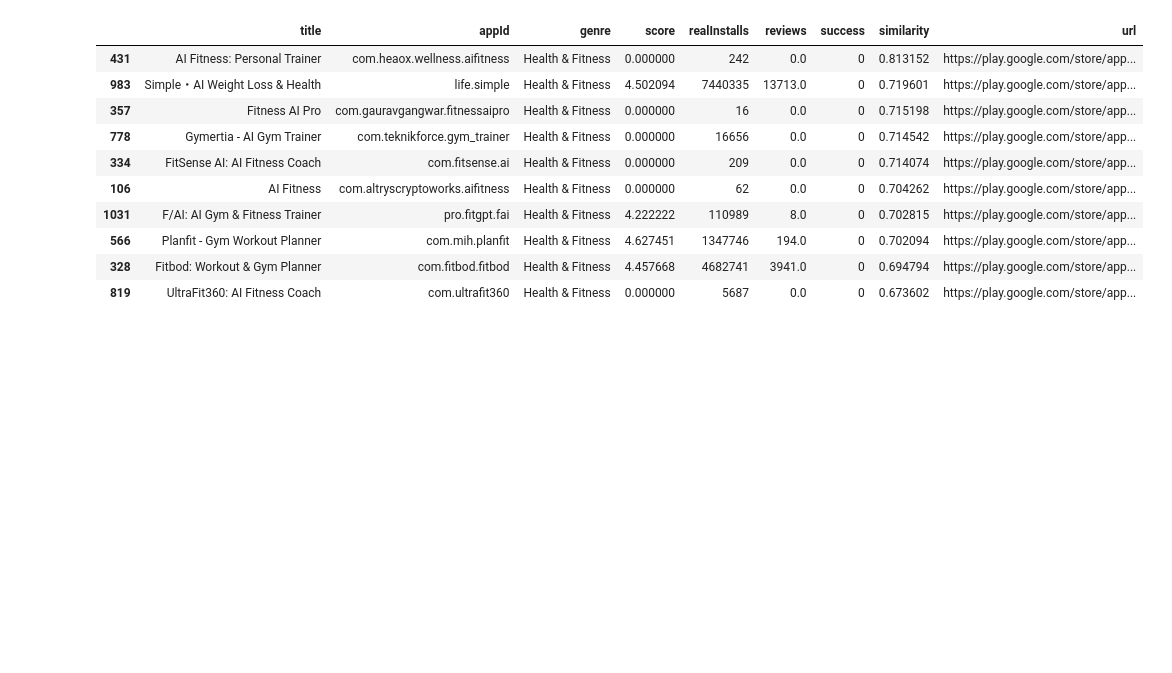
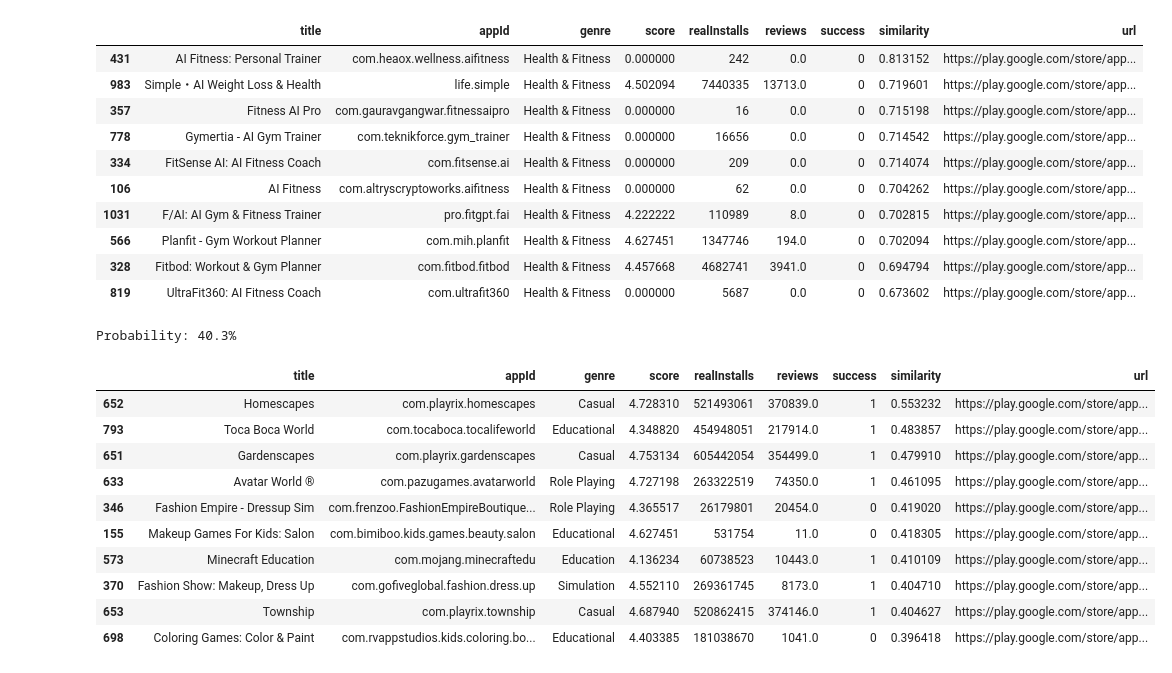
Before and after one commit to pranati2006/playstore_startup_success, a Jupyter notebook: notebooks/01_end_to_end.ipynb, the cells around one changed output. Saved outputs shown, nothing was run; the diff lists cells and outputs as text; code cells hidden in the pictures; blank space fills up the shorter version.

```diff
--- a/notebooks/01_end_to_end.ipynb
+++ b/notebooks/01_end_to_end.ipynb
@@ -169,3 +169,32 @@ Probability: 14.6%
 | 566 | Planfit - Gym Workout Planner | com.mih.planfit | Health & Fitness | 4.627451 | 1347746 | 194.0 | 0 | 0.702094 | https://play.google.com/store/app... |
 | 328 | Fitbod: Workout & Gym Planner | com.fitbod.fitbod | Health & Fitness | 4.457668 | 4682741 | 3941.0 | 0 | 0.694794 | https://play.google.com/store/app... |
 | 819 | UltraFit360: AI Fitness Coach | com.ultrafit360 | Health & Fitness | 0.000000 | 5687 | 0.0 | 0 | 0.673602 | https://play.google.com/store/app... |
+# %%
+from src.predict import StartupSuccessPredictor, StartupInput
+
+predictor = StartupSuccessPredictor()
+result = predictor.predict(StartupInput(
+    description='a game where you can build your own houses and design them with furniture, decorations, and more. Players can create their dream homes and share them with friends.players can play with other players in the same world as well as visit their friends houses and see how they have designed their homes. The game also features a marketplace where players can buy and sell furniture and decorations to customize their homes even further.',
+    summary='build homes',
+    genre='game',
+    content_rating='Everyone',
+    free=True,
+    offers_iap=True,
+    contains_ads=False,
+), top_k=30)
+
+print('Probability:', f"{result['probability']:.1%}")
+result['neighbors'].head(10)
+# %% [output]
+Probability: 40.3%
+|  | title | appId | genre | score | realInstalls | reviews | success | similarity | url |
+| 652 | Homescapes | com.playrix.homescapes | Casual | 4.728310 | 521493061 | 370839.0 | 1 | 0.553232 | https://play.google.com/store/app... |
+| 793 | Toca Boca World | com.tocaboca.tocalifeworld | Educational | 4.348820 | 454948051 | 217914.0 | 1 | 0.483857 | https://play.google.com/store/app... |
+| 651 | Gardenscapes | com.playrix.gardenscapes | Casual | 4.753134 | 605442054 | 354499.0 | 1 | 0.479910 | https://play.google.com/store/app... |
+| 633 | Avatar World ® | com.pazugames.avatarworld | Role Playing | 4.727198 | 263322519 | 74350.0 | 1 | 0.461095 | https://play.google.com/store/app... |
+| 346 | Fashion Empire - Dressup Sim | com.frenzoo.FashionEmpireBoutique... | Role Playing | 4.365517 | 26179801 | 20454.0 | 0 | 0.419020 | https://play.google.com/store/app... |
+| 155 | Makeup Games For Kids: Salon | com.bimiboo.kids.games.beauty.salon | Educational | 4.627451 | 531754 | 11.0 | 0 | 0.418305 | https://play.google.com/store/app... |
+| 573 | Minecraft Education | com.mojang.minecraftedu | Education | 4.136234 | 60738523 | 10443.0 | 1 | 0.410109 | https://play.google.com/store/app... |
+| 370 | Fashion Show: Makeup, Dress Up | com.gofiveglobal.fashion.dress.up | Simulation | 4.552110 | 269361745 | 8173.0 | 1 | 0.404710 | https://play.google.com/store/app... |
+| 653 | Township | com.playrix.township | Casual | 4.687940 | 520862415 | 374146.0 | 1 | 0.404627 | https://play.google.com/store/app... |
+| 698 | Coloring Games: Color & Paint | com.rvappstudios.kids.coloring.bo... | Educational | 4.403385 | 181038670 | 1041.0 | 0 | 0.396418 | https://play.google.com/store/app... |
```
Also changed, not shown: 1 other file.
